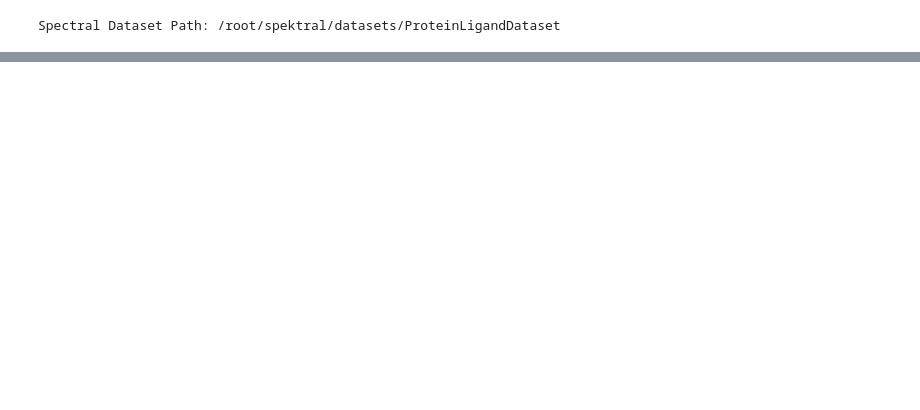
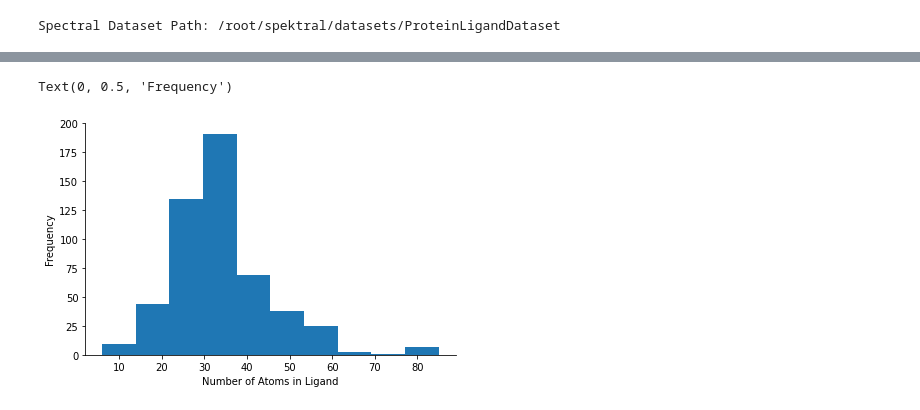
Before and after one commit to benjamin-ahlbrecht/protein-ligand-dissociation-gnn, a Jupyter notebook: protein-ligand-dissociation.ipynb, the cells around one changed output, grey strips where cells are left out. Drawn from its saved outputs; the diff is of its cells as text; code cells hidden in the pictures; blank space fills up the shorter version.

Commit message:
Kaggle Notebook | ligand-dissociation | Version 5

```diff
--- a/protein-ligand-dissociation.ipynb
+++ b/protein-ligand-dissociation.ipynb
@@ -391,19 +490,34 @@ class ProteinLigandDataset(spektral.data.Dataset):
         outname, extension = os.path.splitext(ligand_fname)
         self.download_file(outname=outname, a=a, x=x, e=e, y=y)
 
-    def download_files_from_data_reader(self, data_reader:DataReader):
+    def download_files_from_data_reader(
+        self,
+        data_reader:DataReader,
+        query_neighborhood:bool=False):
         """Process all protein-ligand complexes contained in the data reader.
 
         Args:
           data_reader (DataReader): The protein-ligand complex data reader
+          query_neighborhood (bool): Whether to query a 5 Angstrom
+            neighborhood rather than k-nearest neighbors.
         """
         fnames = data_reader.metadata["LIGAND_NAME"]
-        with concurrent.futures.ProcessPoolExecutor() as executor:
-            executor.map(
-                self.download_file_from_ligand_fname,
-                fnames,
-                repeat(data_reader)
-            )
+
+        if query_neighborhood:
+            with concurrent.futures.ProcessPoolExecutor() as executor:
+                executor.map(
+                    self.download_file_from_ligand_fname,
+                    fnames,
+                    repeat(data_reader),
+                    repeat(True)
+                )
+        else:
+            with concurrent.futures.ProcessPoolExecutor() as executor:
+                executor.map(
+                    self.download_file_from_ligand_fname,
+                    fnames,
+                    repeat(data_reader)
+                )
 
     def read(self):
         fnames = (
@@ -474,0 +611,12 @@ Spectral Dataset Path: /root/spektral/datasets/ProteinLigandDataset
+# %%
+n_atoms = [d.n_nodes for d in dataset]
+
+fig, ax = plt.subplots(tight_layout=True)
+ax.hist(n_atoms)
+ax.spines["top"].set_visible(False)
+ax.spines["right"].set_visible(False)
+ax.set_xlabel("Number of Atoms in Ligand")
+ax.set_ylabel("Frequency")
+# %% [output]
+Text(0, 0.5, 'Frequency')
+[figure, added]
```
Also changed, not shown: parts of 23 cells of this notebook.
